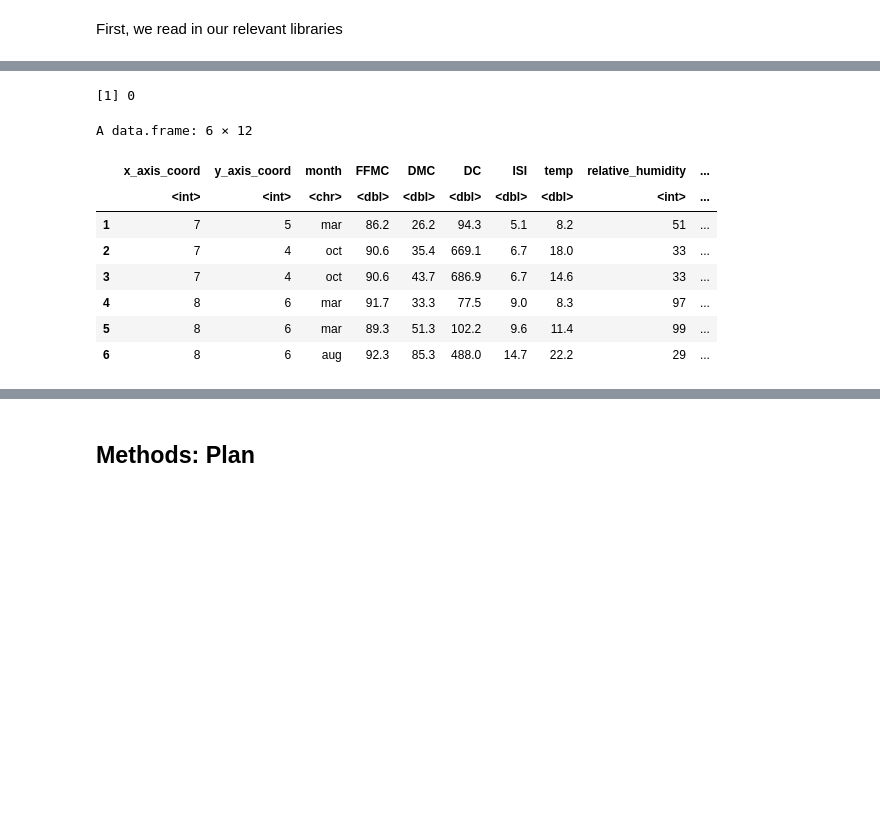
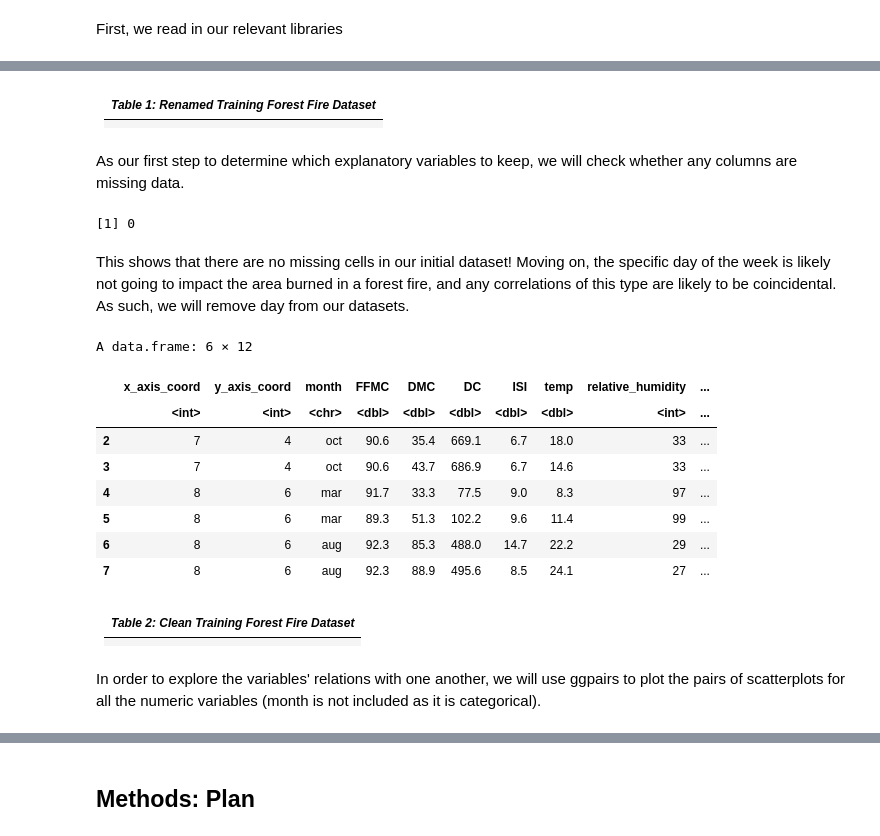
Before and after one commit to jjadeb/Stat_301_Project, a Jupyter notebook: stat-301-project/Proposal.ipynb, the cells around one changed output, grey strips where cells are left out. Drawn from its saved outputs; the diff is of its cells as text; code cells hidden in the pictures; blank space fills up the shorter version.

```diff
--- a/stat-301-project/Proposal.ipynb
+++ b/stat-301-project/Proposal.ipynb
@@ -44,0 +57,17 @@ A data.frame: 6 × 13
+# %%
+# Make human friendly columns (MIGHT NOT BE NECESSARY)
+forest_train_data <- forest_train_data %>%
+    rename(
+    x_axis_coord = X,
+    y_axis_coord = Y,
+    relative_humidity = RH,
+    area_burned = area)
+
+forest_test_data <- forest_test_data %>%
+    rename(
+    x_axis_coord = X,
+    y_axis_coord = Y,
+    relative_humidity = RH,
+    area_burned = area)
+
+head(forest_train_data)
@@ -45 +84,7 @@ A data.frame: 6 × 13
+# %% [markdown]
+| _Table 1: Renamed Training Forest Fire Dataset_|
+| ------------------------ |
+||
+# %% [markdown]
+As our first step to determine which explanatory variables to keep, we will check whether any columns are missing data.
 # %%
@@ -48,26 +94,26 @@ sum(is.na(forest_fire_data))
 # %% [output]
 [1] 0
+# %% [markdown]
+This shows that there are no missing cells in our initial dataset! Moving on, the specific day of the week is likely not going to impact the area burned in a forest fire, and any correlations of this type are likely to be coincidental. As such, we will remove day from our datasets.
 # %%
 # Get rid of unimportant features in data: the day data
-forest_fire_data <- select(forest_fire_data, -day)
-
-# Make human friendly columns (MIGHT NOT BE NECESSARY)
-forest_fire_clean_data <- forest_fire_data %>%
-    rename(
-    x_axis_coord = X,
-    y_axis_coord = Y,
-    relative_humidity = RH,
-    area_burned = area)
-
-head(forest_fire_clean_data)
+forest_train_clean_data <- select(forest_train_data, -day)
+forest_test_clean_data <- select(forest_test_data, -day)
+head(forest_train_clean_data)
 # %% [output]
 A data.frame: 6 × 12
 |  | x_axis_coord | y_axis_coord | month | FFMC | DMC | DC | ISI | temp | relative_humidity | ... |
 |  | <int> | <int> | <chr> | <dbl> | <dbl> | <dbl> | <dbl> | <dbl> | <int> | ... |
-| 1 | 7 | 5 | mar | 86.2 | 26.2 | 94.3 | 5.1 | 8.2 | 51 | ... |
 | 2 | 7 | 4 | oct | 90.6 | 35.4 | 669.1 | 6.7 | 18.0 | 33 | ... |
 | 3 | 7 | 4 | oct | 90.6 | 43.7 | 686.9 | 6.7 | 14.6 | 33 | ... |
 | 4 | 8 | 6 | mar | 91.7 | 33.3 | 77.5 | 9.0 | 8.3 | 97 | ... |
 | 5 | 8 | 6 | mar | 89.3 | 51.3 | 102.2 | 9.6 | 11.4 | 99 | ... |
 | 6 | 8 | 6 | aug | 92.3 | 85.3 | 488.0 | 14.7 | 22.2 | 29 | ... |
+| 7 | 8 | 6 | aug | 92.3 | 88.9 | 495.6 | 8.5 | 24.1 | 27 | ... |
+# %% [markdown]
+| _Table 2: Clean Training Forest Fire Dataset_|
+| ------------------------ |
+||
+# %% [markdown]
+In order to explore the variables' relations with one another, we will use ggpairs to plot the pairs of scatterplots for all the numeric variables (month is not included as it is categorical).
 # %%
```
Also changed, not shown: parts of 19 cells of this notebook.
